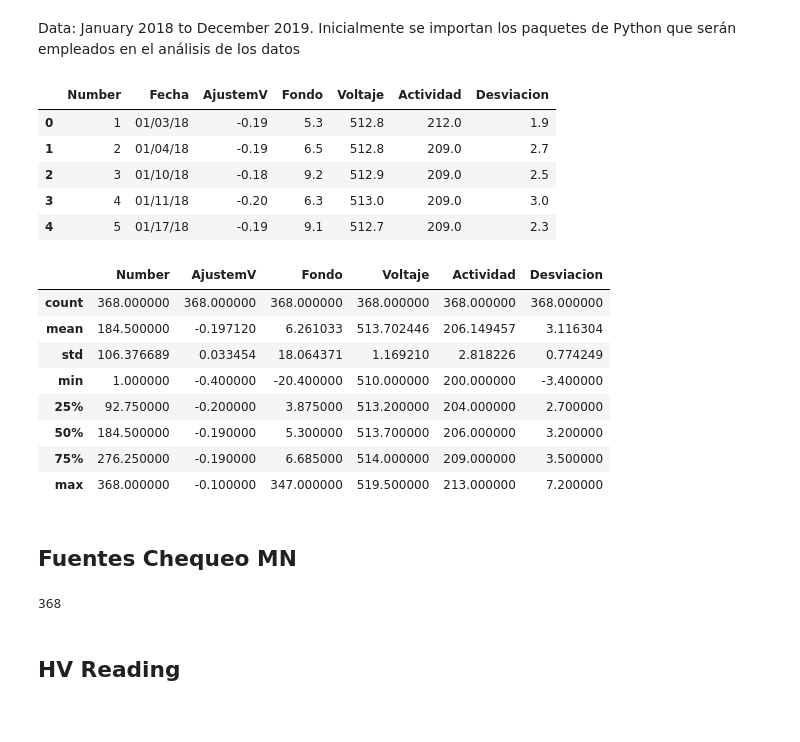
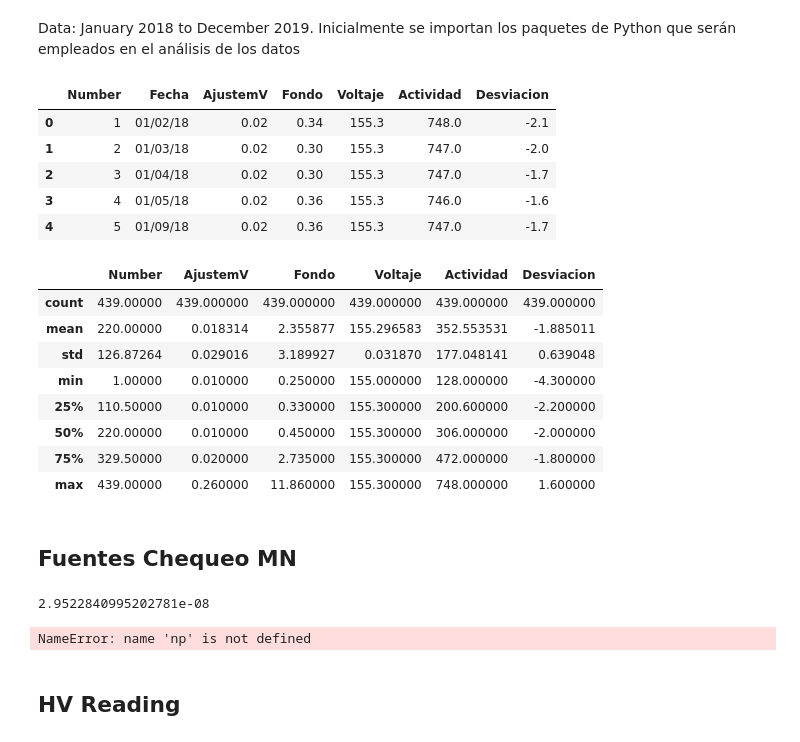
Before and after one commit to andreapy/University, a Jupyter notebook: Activimetro.ipynb, the cells around one changed output. Saved outputs shown, nothing was run; the diff lists cells and outputs as text; code cells hidden in the pictures.

```diff
--- a/Activimetro.ipynb
+++ b/Activimetro.ipynb
@@ -21,43 +21,43 @@ import datetime
 ################################
 
 ###Activimetro CRC 25 PET con fuente Cs-137
-data = pd.read_csv('ActPET.txt', delim_whitespace =True)
+#data = pd.read_csv('ActPET.txt', delim_whitespace =True)
 
 ###Activimetro 55tR con fuente Co-57
-#data = pd.read_csv('ActSPECT.txt', delim_whitespace =True)
+data = pd.read_csv('ActSPECT.txt', delim_whitespace =True)
 
 ################################
 ######  RADIOFARMACIA #######
 ################################
 
 ###Activimetro RF CRC 15 R  con fuente Cs-137
 #data = pd.read_csv('ActRF15R.txt', delim_whitespace =True)
 
 ###Activimetro RF CRC 55 tR  con fuente Cs-137
 #data = pd.read_csv('ActRF55tR.txt', delim_whitespace =True)
 
 ###Activimetro RF Mec Murphill  con fuente Cs-137
 #data = pd.read_csv('ActMecmur.txt', delim_whitespace =True)
 
 ###Activimetro RF CRC 25 PET  con fuente Cs-137
 #data = pd.read_csv('ActRF25PET.txt', delim_whitespace =True)
 
 ###Activimetro RF Comecer Pitagoras 1 con fuente Cs-137
 #data = pd.read_csv('ComecerPit1.txt', delim_whitespace =True)
 
 ###Activimetro RF Comecer Pitagoras 2 con fuente Cs-137
 #data = pd.read_csv('ComecerPit2.txt', delim_whitespace =True)
 
 
 #para ver los primeros datos
 data.head()
 # %% [output]
 |  | Number | Fecha | AjustemV | Fondo | Voltaje | Actividad | Desviacion |
-| 0 | 1 | 01/03/18 | -0.19 | 5.3 | 512.8 | 212.0 | 1.9 |
-| 1 | 2 | 01/04/18 | -0.19 | 6.5 | 512.8 | 209.0 | 2.7 |
-| 2 | 3 | 01/10/18 | -0.18 | 9.2 | 512.9 | 209.0 | 2.5 |
-| 3 | 4 | 01/11/18 | -0.20 | 6.3 | 513.0 | 209.0 | 3.0 |
-| 4 | 5 | 01/17/18 | -0.19 | 9.1 | 512.7 | 209.0 | 2.3 |
+| 0 | 1 | 01/02/18 | 0.02 | 0.34 | 155.3 | 748.0 | -2.1 |
+| 1 | 2 | 01/03/18 | 0.02 | 0.30 | 155.3 | 747.0 | -2.0 |
+| 2 | 3 | 01/04/18 | 0.02 | 0.30 | 155.3 | 747.0 | -1.7 |
+| 3 | 4 | 01/05/18 | 0.02 | 0.36 | 155.3 | 746.0 | -1.6 |
+| 4 | 5 | 01/09/18 | 0.02 | 0.36 | 155.3 | 747.0 | -1.7 |
 # %%
 data.describe()
 #data.describe(include="all")
@@ -65,11 +65,11 @@ data.describe()
 #data.dtypes
 # %% [output]
 |  | Number | AjustemV | Fondo | Voltaje | Actividad | Desviacion |
-| count | 368.000000 | 368.000000 | 368.000000 | 368.000000 | 368.000000 | 368.000000 |
-| mean | 184.500000 | -0.197120 | 6.261033 | 513.702446 | 206.149457 | 3.116304 |
-| std | 106.376689 | 0.033454 | 18.064371 | 1.169210 | 2.818226 | 0.774249 |
-| min | 1.000000 | -0.400000 | -20.400000 | 510.000000 | 200.000000 | -3.400000 |
-| 25% | 92.750000 | -0.200000 | 3.875000 | 513.200000 | 204.000000 | 2.700000 |
-| 50% | 184.500000 | -0.190000 | 5.300000 | 513.700000 | 206.000000 | 3.200000 |
-| 75% | 276.250000 | -0.190000 | 6.685000 | 514.000000 | 209.000000 | 3.500000 |
-| max | 368.000000 | -0.100000 | 347.000000 | 519.500000 | 213.000000 | 7.200000 |
+| count | 439.00000 | 439.000000 | 439.000000 | 439.000000 | 439.000000 | 439.000000 |
+| mean | 220.00000 | 0.018314 | 2.355877 | 155.296583 | 352.553531 | -1.885011 |
+| std | 126.87264 | 0.029016 | 3.189927 | 0.031870 | 177.048141 | 0.639048 |
+| min | 1.00000 | 0.010000 | 0.250000 | 155.000000 | 128.000000 | -4.300000 |
+| 25% | 110.50000 | 0.010000 | 0.330000 | 155.300000 | 200.600000 | -2.200000 |
+| 50% | 220.00000 | 0.010000 | 0.450000 | 155.300000 | 306.000000 | -2.000000 |
+| 75% | 329.50000 | 0.020000 | 2.735000 | 155.300000 | 472.000000 | -1.800000 |
+| max | 439.00000 | 0.260000 | 11.860000 | 155.300000 | 748.000000 | 1.600000 |
@@ -121,7 +142,15 @@ AcCsrf= 190.1
 ### Lambda
 Lambdacsrf= np.log(2)/HLCs
 # %%
-#Lambdacs
-len(data['Voltaje'])
+Lambdacobq
+#len(data['Voltaje'])
 # %% [output]
-368
+2.9522840995202781e-08
+# %%
+##########   Co-57
+#data['Incer']=(np.sqrt((data['Actividad']*mcibq)*Lambdacobq))/mcibq
+
+##########   Cs-137
+data['Incer']=(np.sqrt((data['Actividad']*ucibq)*Lambdacsbq))/ucibq
+# %% [output]
+NameError: name 'np' is not defined
```
Also changed, not shown: parts of 14 cells of this notebook, 38 other files.
